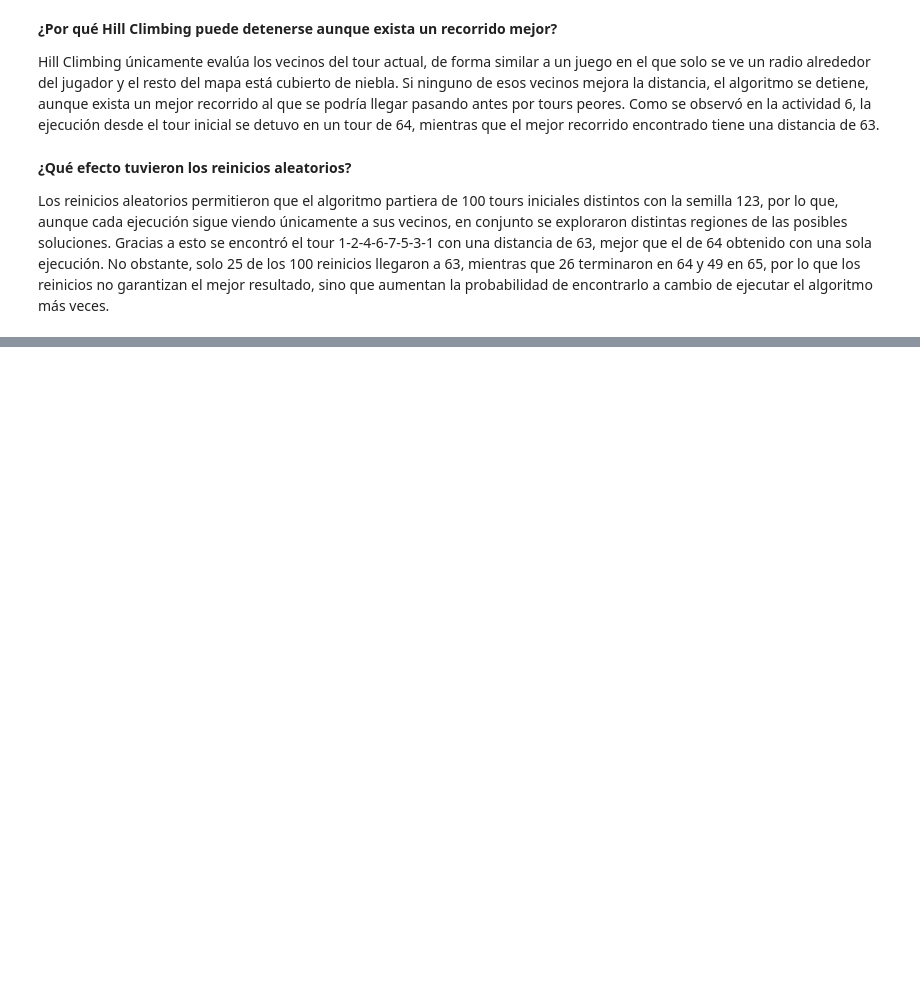
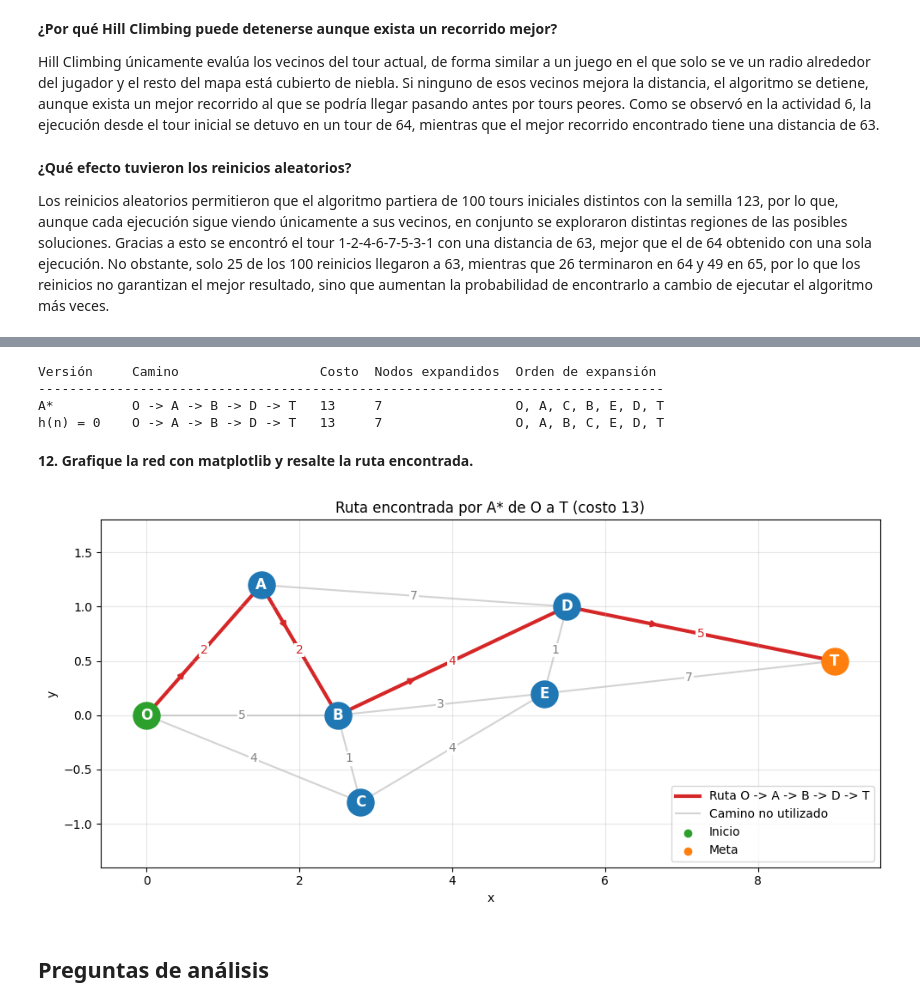
Before and after one commit to Bamo0507/Practica_3_Modelacion, a Jupyter notebook: Practica_3.ipynb, the cells around one changed output, grey strips where cells are left out. Cells and saved outputs as stored; diff of their text form; code cells hidden in the pictures; blank space fills up the shorter version.

```diff
--- a/Practica_3.ipynb
+++ b/Practica_3.ipynb
@@ -268,0 +392,3 @@ Los reinicios aleatorios permitieron que el algoritmo partiera de 100 tours inic
+# %%
+camino_ae, costo_ae, registro_ae = a_estrella(grafo, COORDENADAS, INICIO, META)
+mostrar_registro_a_estrella(registro_ae)
@@ -268,0 +436,60 @@ Los reinicios aleatorios permitieron que el algoritmo partiera de 100 tours inic
+# %%
+print(f"{'Versión':<12}{'Camino':<24}{'Costo':<7}{'Nodos expandidos':<18}{'Orden de expansión'}")
+print("-" * 80)
+for nombre, camino, costo, registro in [("A*", camino_ae, costo_ae, registro_ae),
+                                        ("h(n) = 0", camino_dij, costo_dij, registro_dij)]:
+    orden = ", ".join(fila["nodo"] for fila in registro)
+    print(f"{nombre:<12}{' -> '.join(camino):<24}{costo:<7}{len(registro):<18}{orden}")
+# %% [output]
+Versión     Camino                  Costo  Nodos expandidos  Orden de expansión
+--------------------------------------------------------------------------------
+A*          O -> A -> B -> D -> T   13     7                 O, A, C, B, E, D, T
+h(n) = 0    O -> A -> B -> D -> T   13     7                 O, A, B, C, E, D, T
+# %% [markdown]
+**12. Grafique la red con matplotlib y resalte la ruta encontrada.**
+# %%
+def graficar_red(caminos, coordenadas, ruta, titulo):
+    """Dibuja la red con sus coordenadas y resalta la ruta indicada."""
+    tramos_ruta = {frozenset(par) for par in zip(ruta, ruta[1:])}
+
+    fig, ax = plt.subplots(figsize=(10, 5))
+    for a, b, d in caminos:
+        (x1, y1), (x2, y2) = coordenadas[a], coordenadas[b]
+        en_ruta = frozenset((a, b)) in tramos_ruta
+        ax.plot([x1, x2], [y1, y2], color="tab:red" if en_ruta else "lightgray",
+                linewidth=3 if en_ruta else 1.5, zorder=1)
+        ax.text((x1 + x2) / 2, (y1 + y2) / 2, str(d), fontsize=10, ha="center", va="center",
+                color="tab:red" if en_ruta else "gray",
+                bbox=dict(facecolor="white", edgecolor="none", pad=1), zorder=2)
+
+    for origen, destino in zip(ruta, ruta[1:]):
+        (x1, y1), (x2, y2) = coordenadas[origen], coordenadas[destino]
+        ax.annotate("", xy=(x1 + 0.35 * (x2 - x1), y1 + 0.35 * (y2 - y1)),
+                    xytext=(x1 + 0.2 * (x2 - x1), y1 + 0.2 * (y2 - y1)),
+                    arrowprops=dict(arrowstyle="->", color="tab:red", lw=2), zorder=3)
+
+    for estacion, (x, y) in coordenadas.items():
+        color = "tab:green" if estacion == ruta[0] else "tab:orange" if estacion == ruta[-1] else "tab:blue"
+        ax.scatter(x, y, s=500, color=color, zorder=4)
+        ax.text(x, y, estacion, color="white", fontsize=12, fontweight="bold",
+                ha="center", va="center", zorder=5)
+
+    ax.plot([], [], color="tab:red", linewidth=3, label=f"Ruta {' -> '.join(ruta)}")
+    ax.plot([], [], color="lightgray", linewidth=1.5, label="Camino no utilizado")
+    ax.scatter([], [], color="tab:green", label="Inicio")
+    ax.scatter([], [], color="tab:orange", label="Meta")
+    ax.set_title(titulo)
+    ax.set_xlabel("x")
+    ax.set_ylabel("y")
+    ax.set_xlim(-0.6, 9.6)
+    ax.set_ylim(-1.4, 1.8)
+    ax.grid(alpha=0.3)
+    ax.legend(loc="lower right")
+    plt.tight_layout()
+    plt.show()
+# %%
+graficar_red(CAMINOS, COORDENADAS, camino_ae, f"Ruta encontrada por A* de {INICIO} a {META} (costo {costo_ae})")
+# %% [output]
+[figure, added]
+# %% [markdown]
+## **Preguntas de análisis**
```
Also changed, not shown: parts of 21 cells of this notebook.
